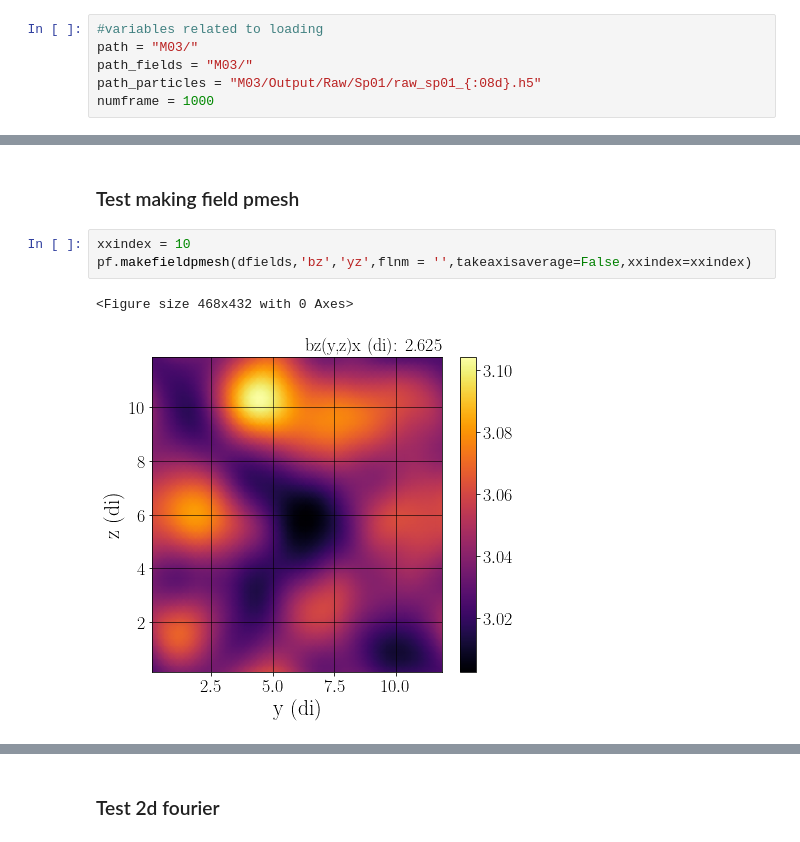
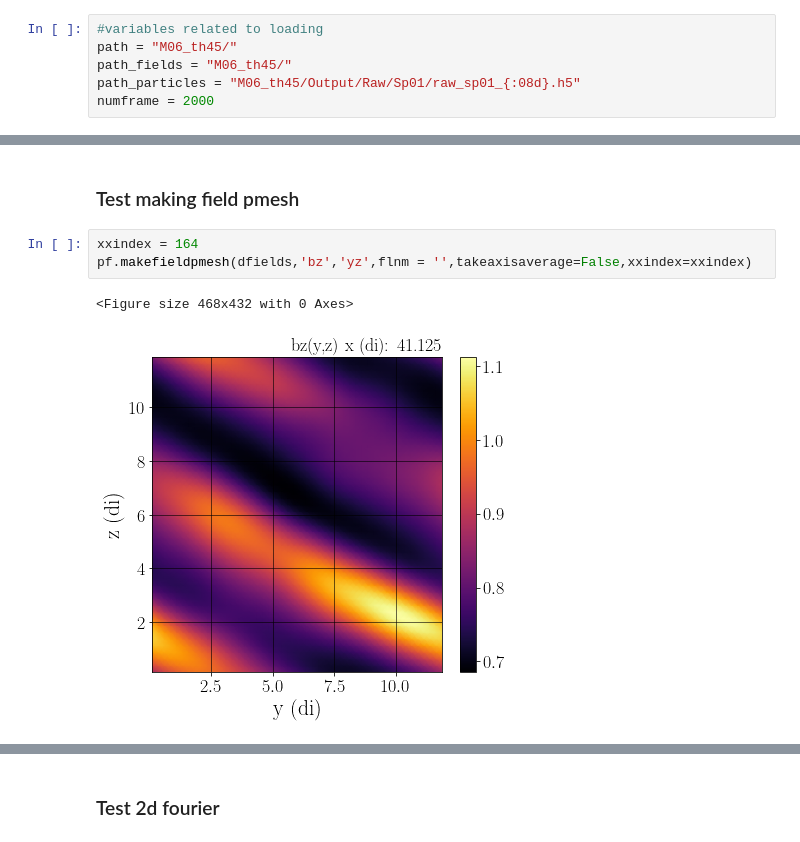
Before and after one commit to collinrbr/FPCAnalysis, a Jupyter notebook: dHybridR.ipynb, the cells around one changed output, grey strips where cells are left out. Saved outputs shown, nothing was run; the diff lists cells and outputs as text.

```diff
--- a/dHybridR.ipynb
+++ b/dHybridR.ipynb
@@ -28,10 +28,10 @@ importlib.reload(ftf)
 ### Load data
 # %%
 #variables related to loading
-path = "M03/"
-path_fields = "M03/"
-path_particles = "M03/Output/Raw/Sp01/raw_sp01_{:08d}.h5"
-numframe = 1000
+path = "M06_th45/"
+path_fields = "M06_th45/"
+path_particles = "M06_th45/Output/Raw/Sp01/raw_sp01_{:08d}.h5"
+numframe = 2000
 # %%
 #load fields
 dfields = lf.field_loader(path=path_fields,num=numframe)
@@ -487,8 +456,8 @@ sanf.get_abs_max_velocity(dparticles)
 # %% [markdown]
 ### Test making field pmesh
 # %%
-xxindex = 10
+xxindex = 164
 pf.makefieldpmesh(dfields,'bz','yz',flnm = '',takeaxisaverage=False,xxindex=xxindex)
 # %% [output]
 <Figure size 468x432 with 0 Axes>
-[figure, old version]
+[figure, new version]
```
Also changed, not shown: parts of 72 cells of this notebook, 2 other files.
